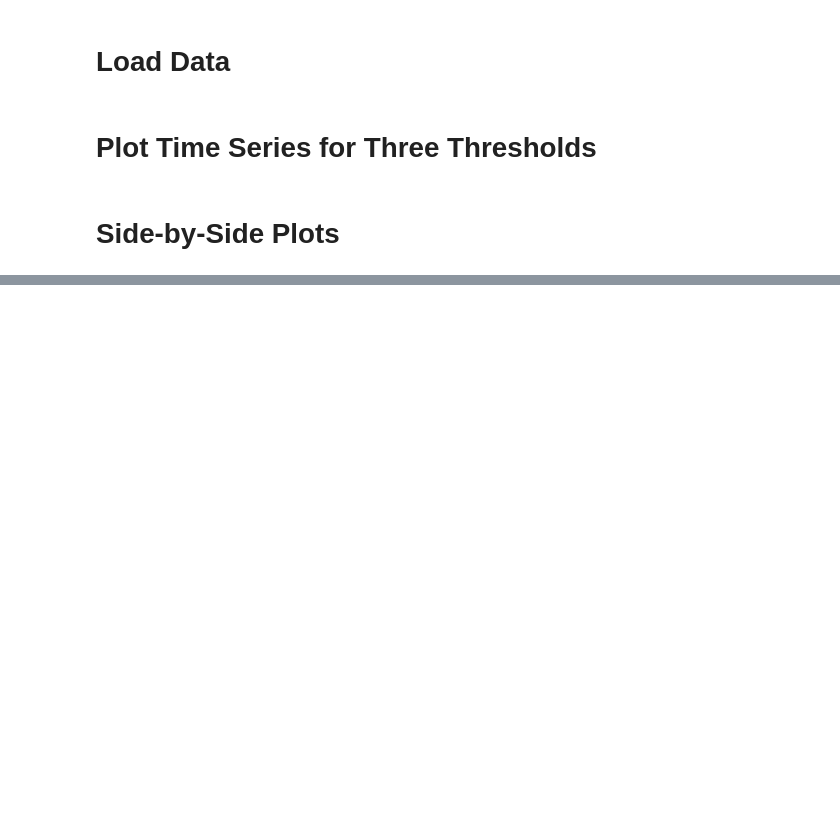
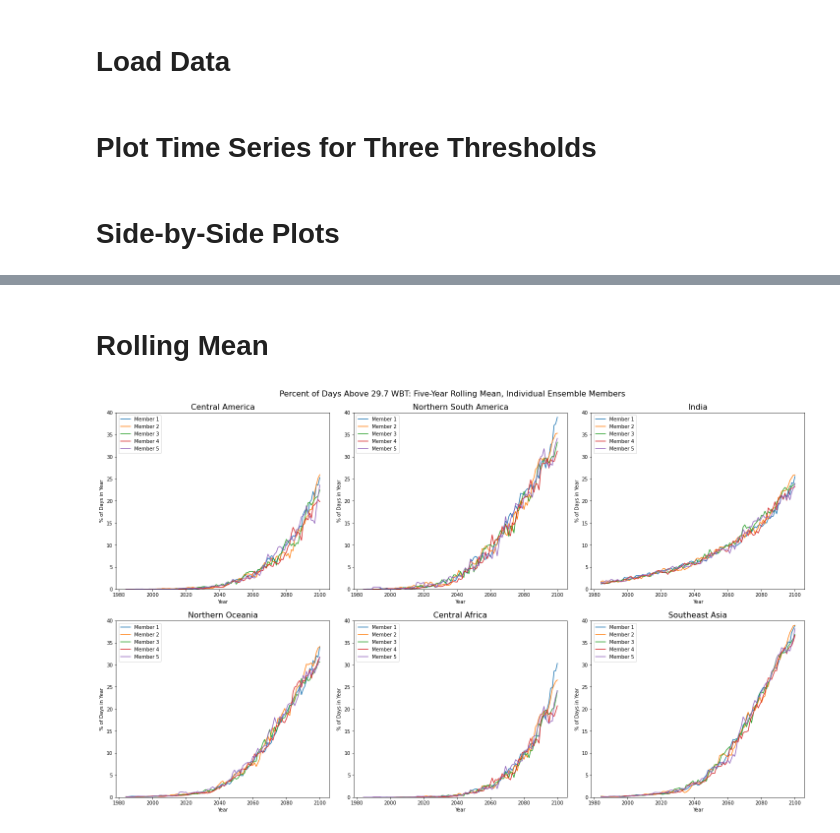
Before and after one commit to KYan19/pei, a Jupyter notebook: notebooks/4.5_WBTBinning.ipynb, the cells around one changed output, grey strips where cells are left out. Cells and saved outputs as stored; diff of their text form; code cells hidden in the pictures; blank space fills up the shorter version.

```diff
--- a/notebooks/4.5_WBTBinning.ipynb
+++ b/notebooks/4.5_WBTBinning.ipynb
@@ -66,0 +94,41 @@ plt.tight_layout()
+# %% [markdown]
+# Rolling Mean
+# %%
+regions = ['Central America','Northern South America','India','Northern Oceania','Central Africa','Southeast Asia']
+
+# Create figure and axes
+fig, axs = plt.subplots(figsize=(20,12),nrows=2,ncols=3,constrained_layout=True)
+
+# Running counter to determine axis
+index = 0
+
+# Loop through regions
+for region in regions:
+    # Get correct axis
+    ax = axs[int(index/3)][index%3]
+    index+=1
+
+    # Get data for region
+    ds_region = ds[region]
+
+    # Normalize data to get PDF, then make a percent
+    ds_region = 100*ds_region/ds_region.sum(['WBT_bin'])
+
+    # Isolate data above threshold temperature
+    ds_region = ds_region.sel(WBT_bin=slice(27.9,None))
+
+    # Loop through ensemble members
+    for i in range (0,5):
+        ds_ens = ds_region.isel(ensemble=i).sum(['WBT_bin']).rolling(year=5).mean().dropna('year')
+        ds_ens.plot(ax=ax)
+
+    ax.set_xlabel('Year')
+    ax.set_ylabel('% of Days in Year')
+    ax.set_ylim(0,40)
+    ax.set_title(region,fontsize=16)
+    ax.legend(['Member 1','Member 2','Member 3','Member 4','Member 5'],loc='upper left')
+
+fig.suptitle('Percent of Days Above 29.7 WBT: Five-Year Rolling Mean, Individual Ensemble Members',fontsize=16)
+fig.savefig('rolling_timeseries.png')
+# %% [output]
+[figure, added]
```
Also changed, not shown: parts of 14 cells of this notebook.
